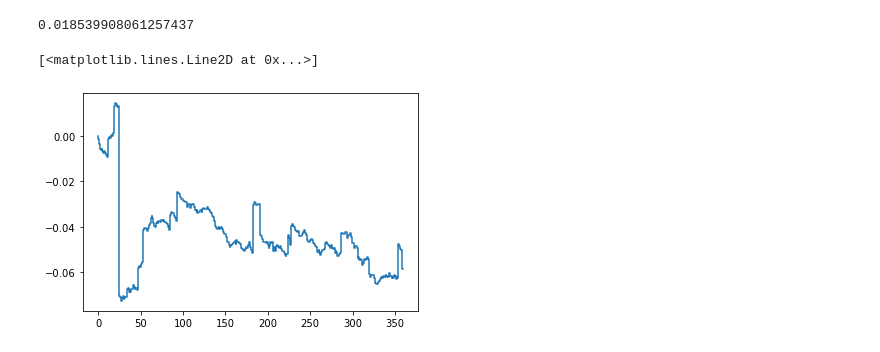
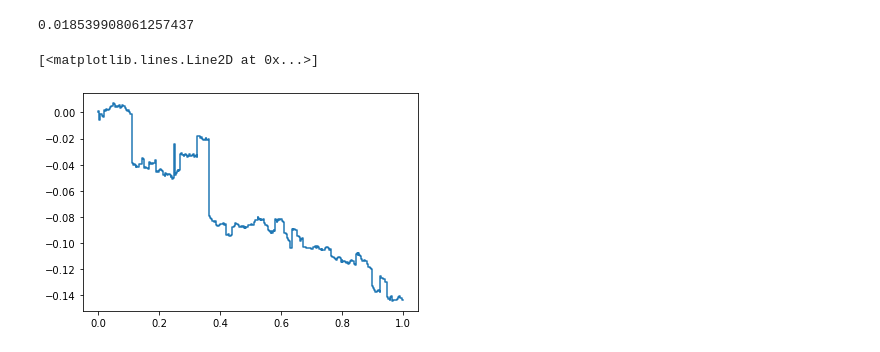
Before and after one commit to iatrogenic/levy-processes, a Jupyter notebook: Code/Simulations.ipynb, the cells around one changed output. Saved outputs shown, nothing was run; the diff lists cells and outputs as text; code cells hidden in the pictures.

```diff
--- a/Code/Simulations.ipynb
+++ b/Code/Simulations.ipynb
@@ -231,7 +231,7 @@ def meixner_trajectory(T, time_points):
     return trajectory
 # %%
 # clearly not working correctly
-plt.step([i for i in range(360)], meixner_trajectory(1, 360))
+plt.step([i/400 for i in range(400)], meixner_trajectory(1, 400))
 # %% [output]
 [<matplotlib.lines.Line2D at 0x...>]
-[figure, old version]
+[figure, new version]
```
